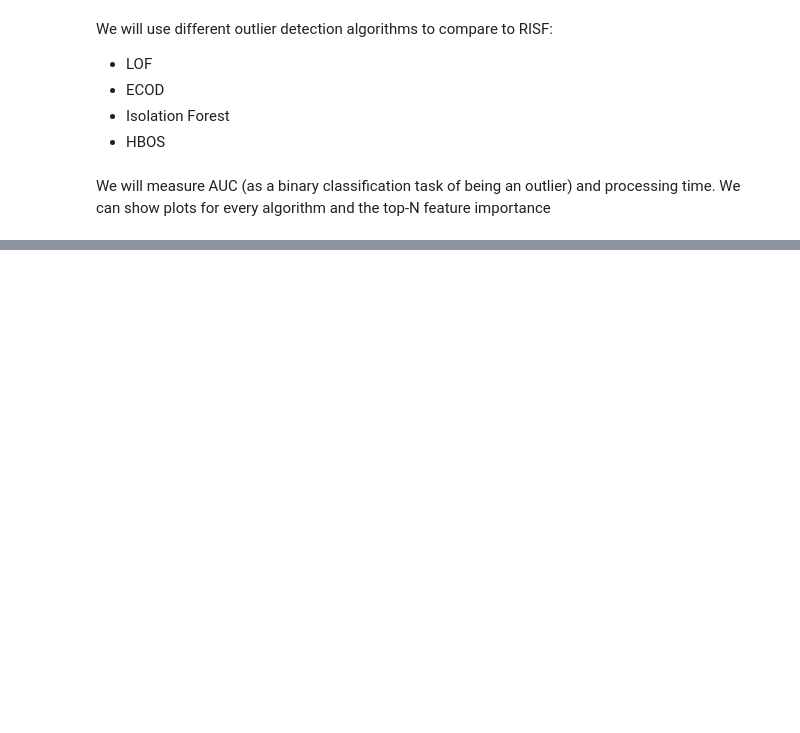
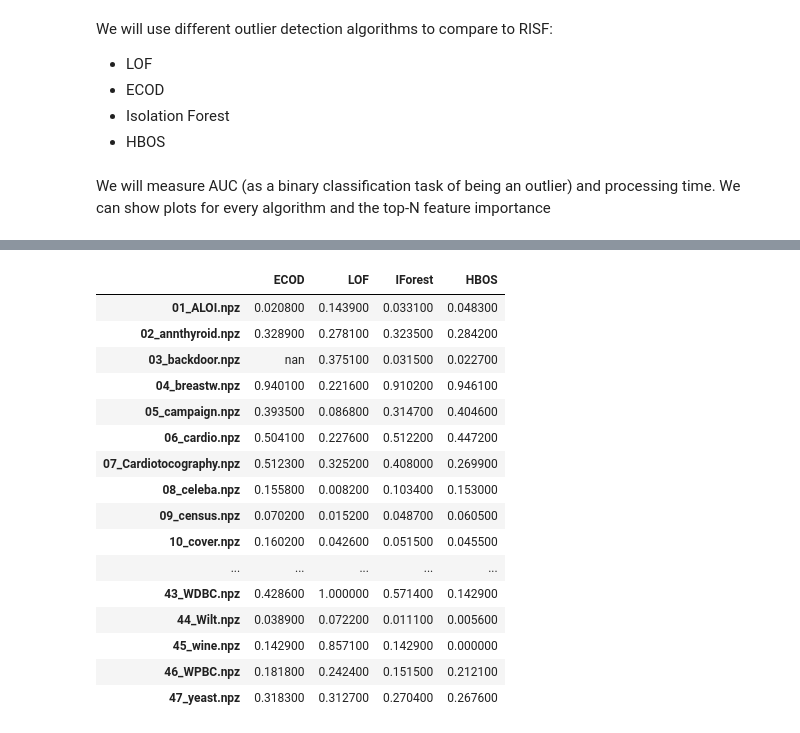
Before and after one commit to SebChw/RSIF, a Jupyter notebook: notebooks/experiment_basic.ipynb, the cells around one changed output, grey strips where cells are left out. Saved outputs shown, nothing was run; the diff lists cells and outputs as text; code cells hidden in the pictures; blank space fills up the shorter version.

```diff
--- a/notebooks/experiment_basic.ipynb
+++ b/notebooks/experiment_basic.ipynb
@@ -126,0 +248,22 @@ numpy.float64
+# %%
+train_prn = df.apply(lambda x: x.str[1])
+train_prn = train_prn.style.highlight_max(color = 'green', axis = 1)
+train_prn
+# %% [output]
+|  | ECOD | LOF | IForest | HBOS |
+| 01_ALOI.npz | 0.020800 | 0.143900 | 0.033100 | 0.048300 |
+| 02_annthyroid.npz | 0.328900 | 0.278100 | 0.323500 | 0.284200 |
+| 03_backdoor.npz | nan | 0.375100 | 0.031500 | 0.022700 |
+| 04_breastw.npz | 0.940100 | 0.221600 | 0.910200 | 0.946100 |
+| 05_campaign.npz | 0.393500 | 0.086800 | 0.314700 | 0.404600 |
+| 06_cardio.npz | 0.504100 | 0.227600 | 0.512200 | 0.447200 |
+| 07_Cardiotocography.npz | 0.512300 | 0.325200 | 0.408000 | 0.269900 |
+| 08_celeba.npz | 0.155800 | 0.008200 | 0.103400 | 0.153000 |
+| 09_census.npz | 0.070200 | 0.015200 | 0.048700 | 0.060500 |
+| 10_cover.npz | 0.160200 | 0.042600 | 0.051500 | 0.045500 |
+| ... | ... | ... | ... | ... |
+| 43_WDBC.npz | 0.428600 | 1.000000 | 0.571400 | 0.142900 |
+| 44_Wilt.npz | 0.038900 | 0.072200 | 0.011100 | 0.005600 |
+| 45_wine.npz | 0.142900 | 0.857100 | 0.142900 | 0.000000 |
+| 46_WPBC.npz | 0.181800 | 0.242400 | 0.151500 | 0.212100 |
+| 47_yeast.npz | 0.318300 | 0.312700 | 0.270400 | 0.267600 |
```
Also changed, not shown: parts of 22 cells of this notebook, 8 other files.
